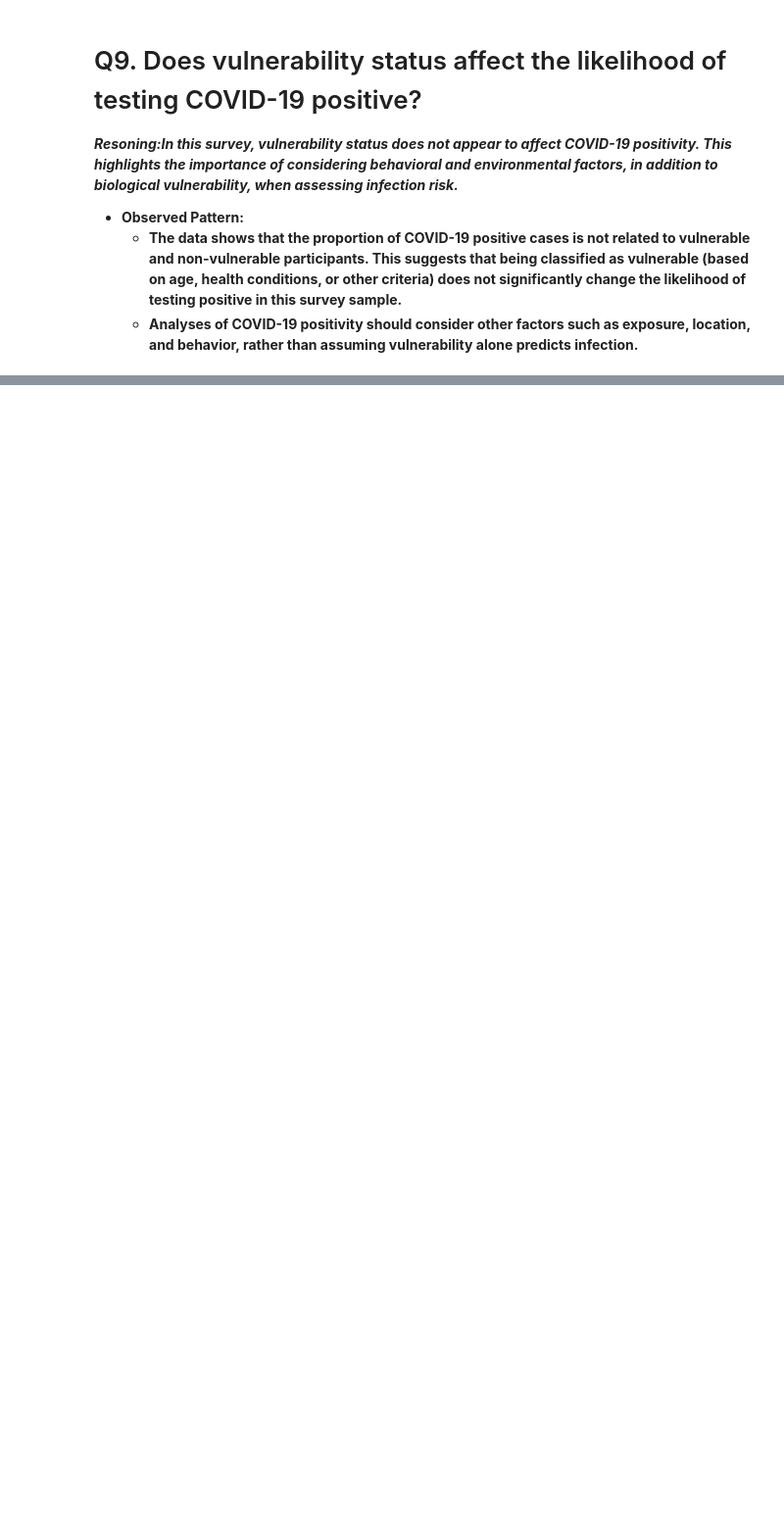
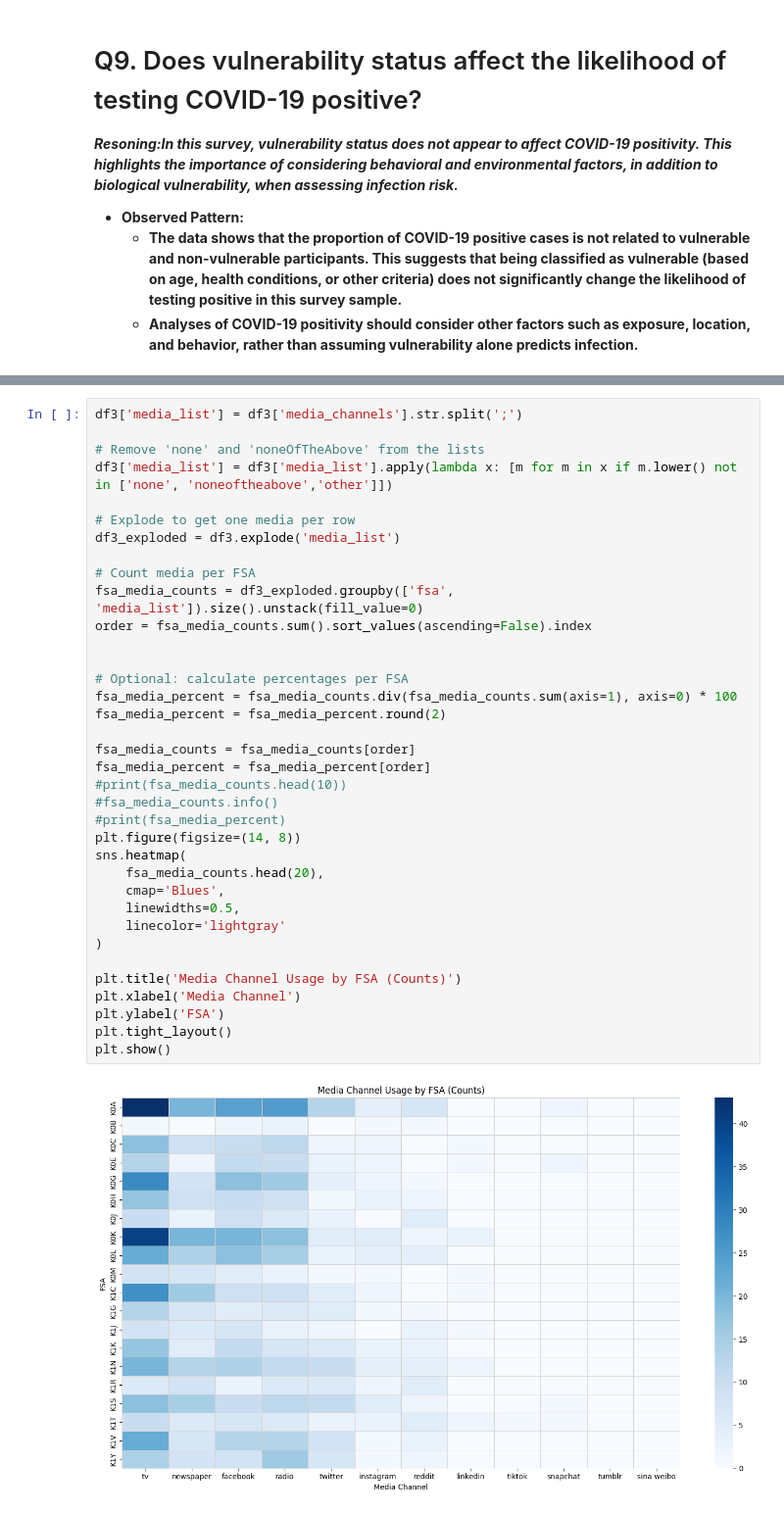
Before and after one commit to neeturathaur-sys/Team8_PyMaster_PythonHackathon_December25, a Jupyter notebook: Neetu/Team8_PyMaster_3_PrescriptiveAnalysis.ipynb, the cells around one changed output, grey strips where cells are left out. Shown at 98% size. Drawn from its saved outputs; the diff is of its cells as text; blank space fills up the shorter version.

```diff
--- a/Neetu/Team8_PyMaster_3_PrescriptiveAnalysis.ipynb
+++ b/Neetu/Team8_PyMaster_3_PrescriptiveAnalysis.ipynb
@@ -579,0 +584,38 @@ print(vuln_covid_counts)
+# %%
+df3['media_list'] = df3['media_channels'].str.split(';')
+
+# Remove 'none' and 'noneOfTheAbove' from the lists
+df3['media_list'] = df3['media_list'].apply(lambda x: [m for m in x if m.lower() not in ['none', 'noneoftheabove','other']])
+
+# Explode to get one media per row
+df3_exploded = df3.explode('media_list')
+
+# Count media per FSA
+fsa_media_counts = df3_exploded.groupby(['fsa', 'media_list']).size().unstack(fill_value=0)
+order = fsa_media_counts.sum().sort_values(ascending=False).index
+
+
+# Optional: calculate percentages per FSA
+fsa_media_percent = fsa_media_counts.div(fsa_media_counts.sum(axis=1), axis=0) * 100
+fsa_media_percent = fsa_media_percent.round(2)
+
+fsa_media_counts = fsa_media_counts[order]
+fsa_media_percent = fsa_media_percent[order]
+#print(fsa_media_counts.head(10))
+#fsa_media_counts.info()
+#print(fsa_media_percent)
+plt.figure(figsize=(14, 8))
+sns.heatmap(
+    fsa_media_counts.head(20),
+    cmap='Blues',
+    linewidths=0.5,
+    linecolor='lightgray'
+)
+
+plt.title('Media Channel Usage by FSA (Counts)')
+plt.xlabel('Media Channel')
+plt.ylabel('FSA')
+plt.tight_layout()
+plt.show()
+# %% [output]
+[figure, added]
```
Also changed, not shown: parts of 7 cells of this notebook.
